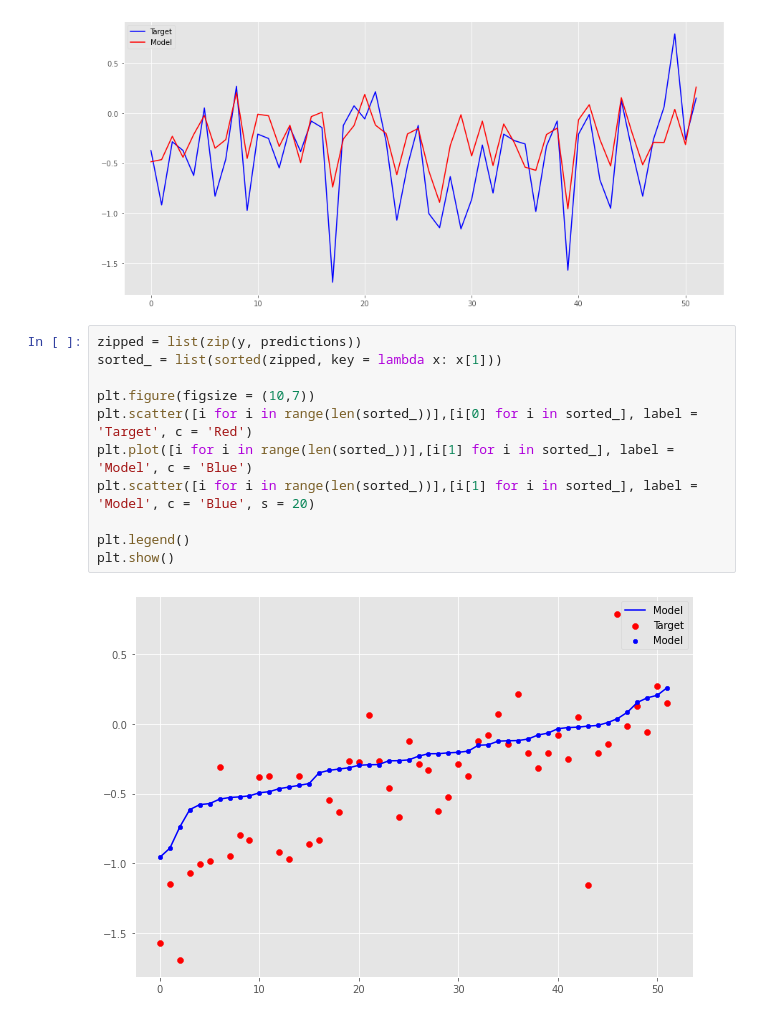
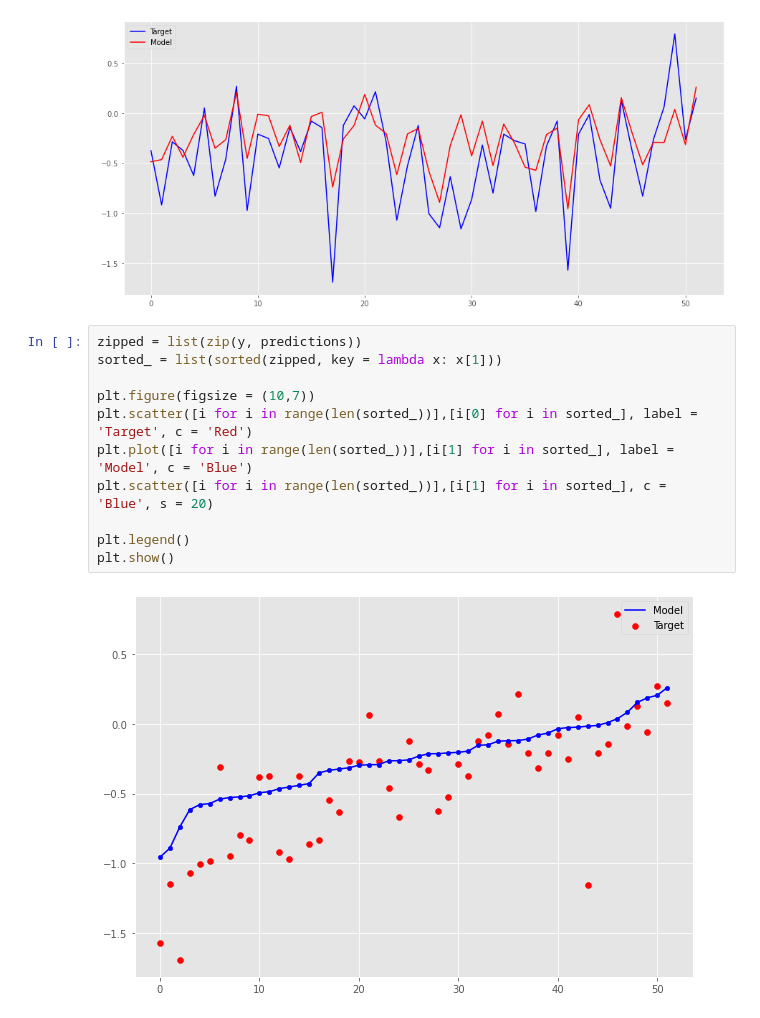
Before and after one commit to mogg3/applied-ai, a Jupyter notebook: Uppgift3/notebooks/Regression.ipynb, the cells around one changed output. Saved outputs shown, nothing was run; the diff lists cells and outputs as text.

```diff
--- a/Uppgift3/notebooks/Regression.ipynb
+++ b/Uppgift3/notebooks/Regression.ipynb
@@ -233,13 +233,13 @@ MAPE:  0.8743406124971942
 # %%
 zipped = list(zip(y, predictions))
 sorted_ = list(sorted(zipped, key = lambda x: x[1]))
 
 plt.figure(figsize = (10,7))
 plt.scatter([i for i in range(len(sorted_))],[i[0] for i in sorted_], label = 'Target', c = 'Red')
 plt.plot([i for i in range(len(sorted_))],[i[1] for i in sorted_], label = 'Model', c = 'Blue')
-plt.scatter([i for i in range(len(sorted_))],[i[1] for i in sorted_], label = 'Model', c = 'Blue', s = 20)
+plt.scatter([i for i in range(len(sorted_))],[i[1] for i in sorted_], c = 'Blue', s = 20)
 
 plt.legend()
 plt.show()
 # %% [output]
-[figure, old version]
+[figure, new version]
```
Also changed, not shown: parts of 3 cells of this notebook, 1 other file.
